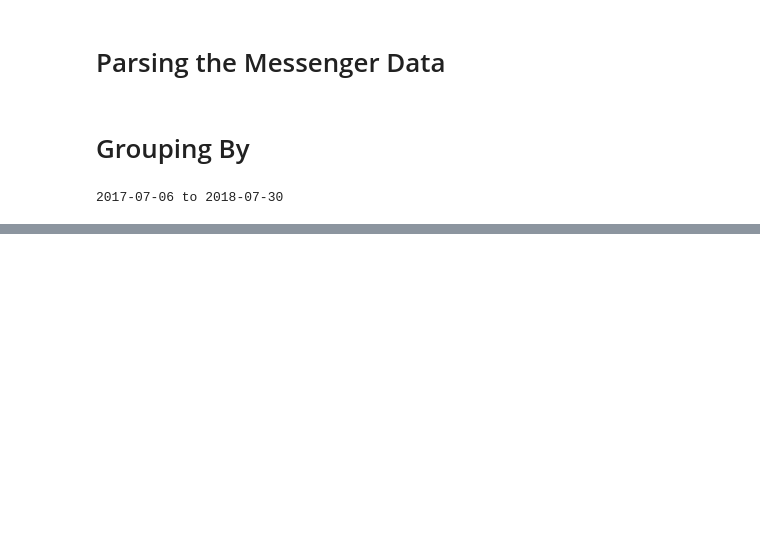
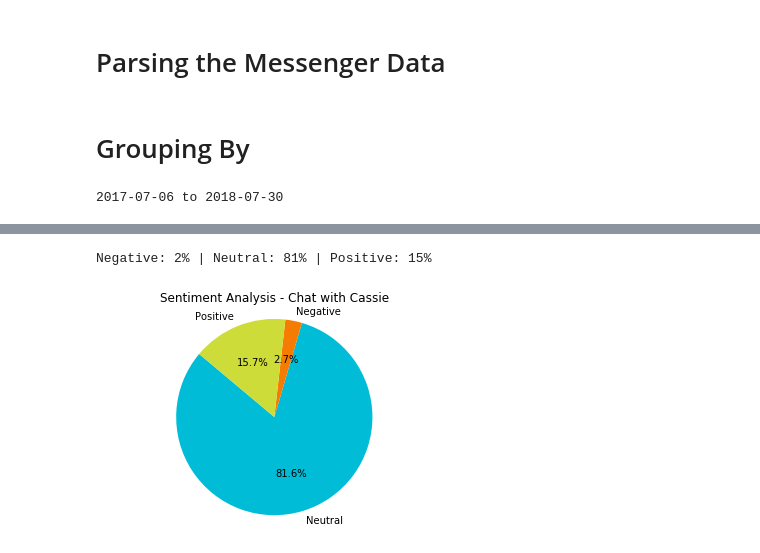
Before and after one commit to clebauer/Converstatistics, a Jupyter notebook: Converstatistics.ipynb, the cells around one changed output, grey strips where cells are left out. Saved outputs shown, nothing was run; the diff lists cells and outputs as text; code cells hidden in the pictures; blank space fills up the shorter version.

```diff
--- a/Converstatistics.ipynb
+++ b/Converstatistics.ipynb
@@ -106,9 +124,9 @@ def clean_dataframe(df, year_start='default'):
 # %%
 def person(name):
     # this assumes you've already created chat_df
-    unique_names = chat_df['sender_name'].unique()
+    unique_names = chat_df['Sender Name'].unique()
     if name in unique_names:
-        return chat_df[chat_df['sender_name'] == name]
+        return chat_df[chat_df['Sender Name'] == name]
     else:
         print name, 'isn\'t in the DataFrame. \nTry one of these:', ', '.join(unique_names.astype(str))
 # %% [markdown]
@@ -194,0 +242,5 @@ chat_df.groupby(['date_year']).agg(s).sort_index(axis=1)
+# %%
+analyze(person('Cassie Beth'),"Cassie")
+# %% [output]
+Negative: 2% | Neutral: 81% | Positive: 15%
+[figure, added]
```
Also changed, not shown: parts of 31 cells of this notebook, 6 other files.
